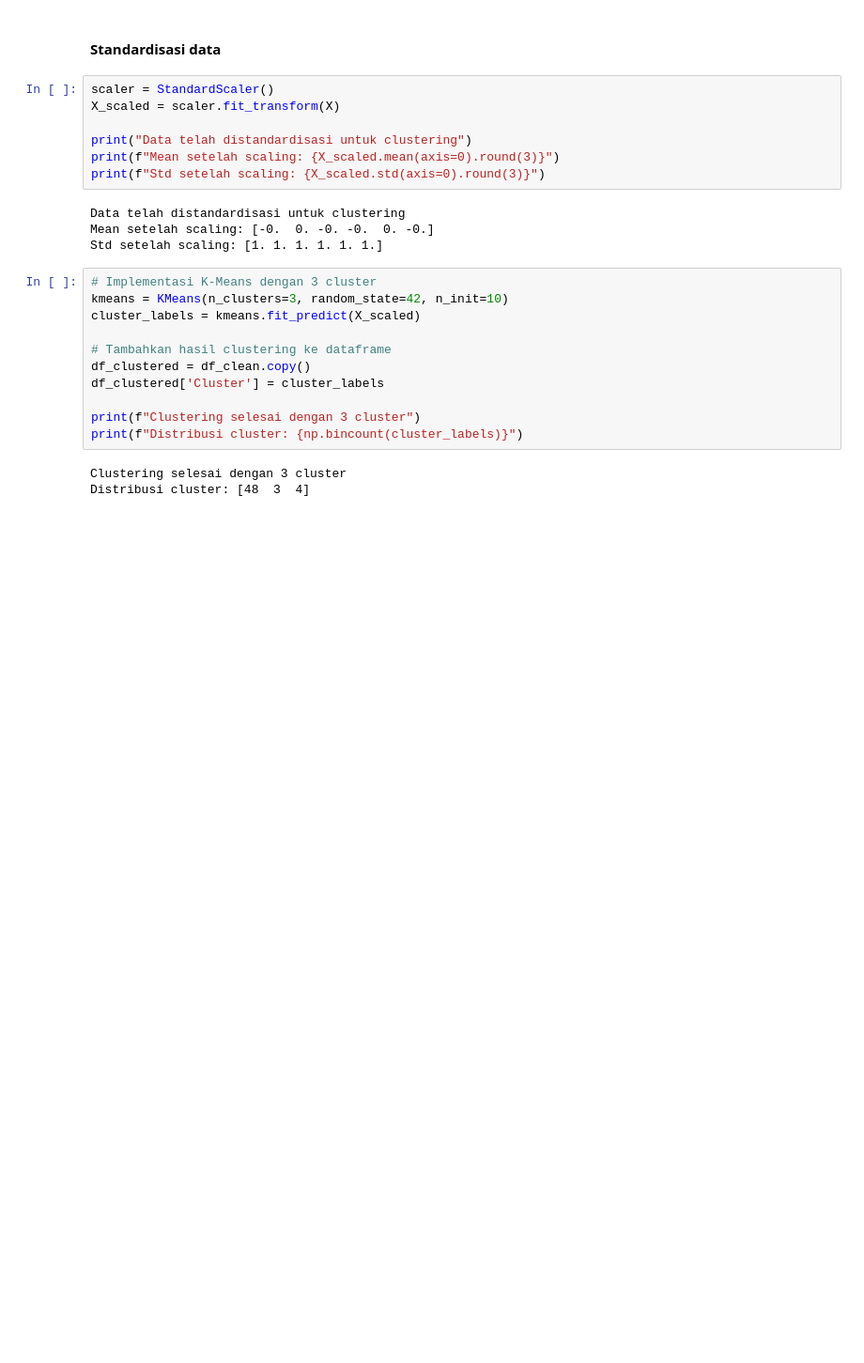
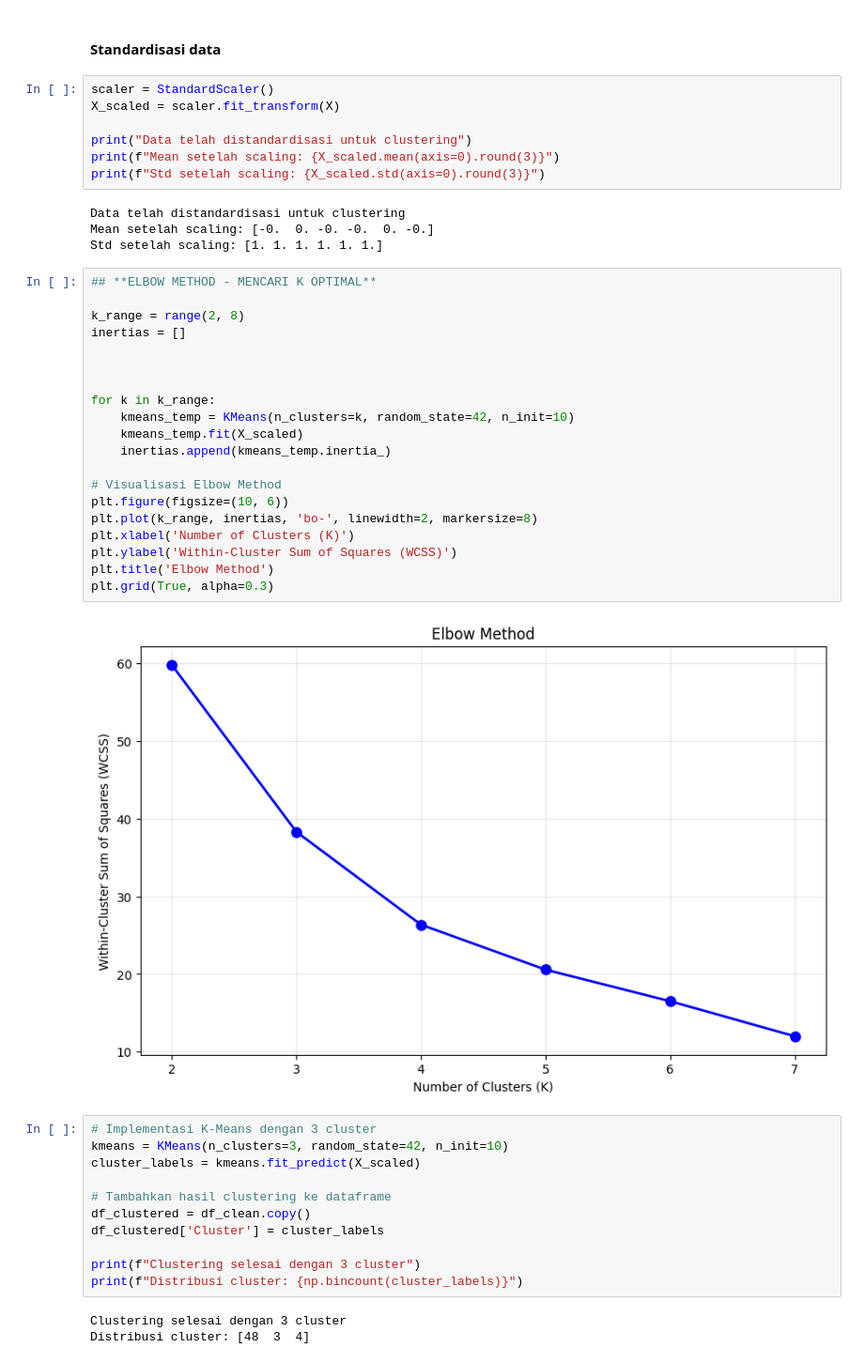
Before and after one commit to abdulrahemfaqih/salt-kmeans-clustering, a Jupyter notebook: main.ipynb, the cells around one changed output. Shown at 94% size. Drawn from its saved outputs; the diff is of its cells as text; blank space fills up the shorter version.

```diff
--- a/main.ipynb
+++ b/main.ipynb
@@ -244,6 +244,28 @@ print(f"Std setelah scaling: {X_scaled.std(axis=0).round(3)}")
 Data telah distandardisasi untuk clustering
 Mean setelah scaling: [-0.  0. -0. -0.  0. -0.]
 Std setelah scaling: [1. 1. 1. 1. 1. 1.]
+# %%
+## **ELBOW METHOD - MENCARI K OPTIMAL**
+
+k_range = range(2, 8)
+inertias = []
+
+
+
+for k in k_range:
+    kmeans_temp = KMeans(n_clusters=k, random_state=42, n_init=10)
+    kmeans_temp.fit(X_scaled)
+    inertias.append(kmeans_temp.inertia_)
+
+# Visualisasi Elbow Method
+plt.figure(figsize=(10, 6))
+plt.plot(k_range, inertias, 'bo-', linewidth=2, markersize=8)
+plt.xlabel('Number of Clusters (K)')
+plt.ylabel('Within-Cluster Sum of Squares (WCSS)')
+plt.title('Elbow Method')
+plt.grid(True, alpha=0.3)
+# %% [output]
+[figure, added]
 # %%
 # Implementasi K-Means dengan 3 cluster
 kmeans = KMeans(n_clusters=3, random_state=42, n_init=10)
```
Also changed, not shown: parts of 2 cells of this notebook, 8 other files.
